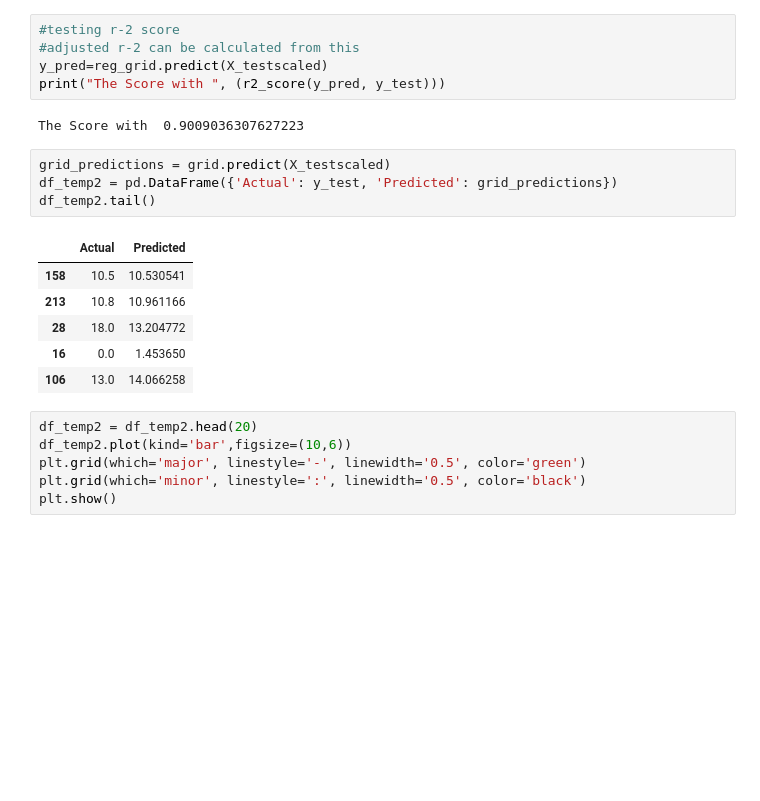
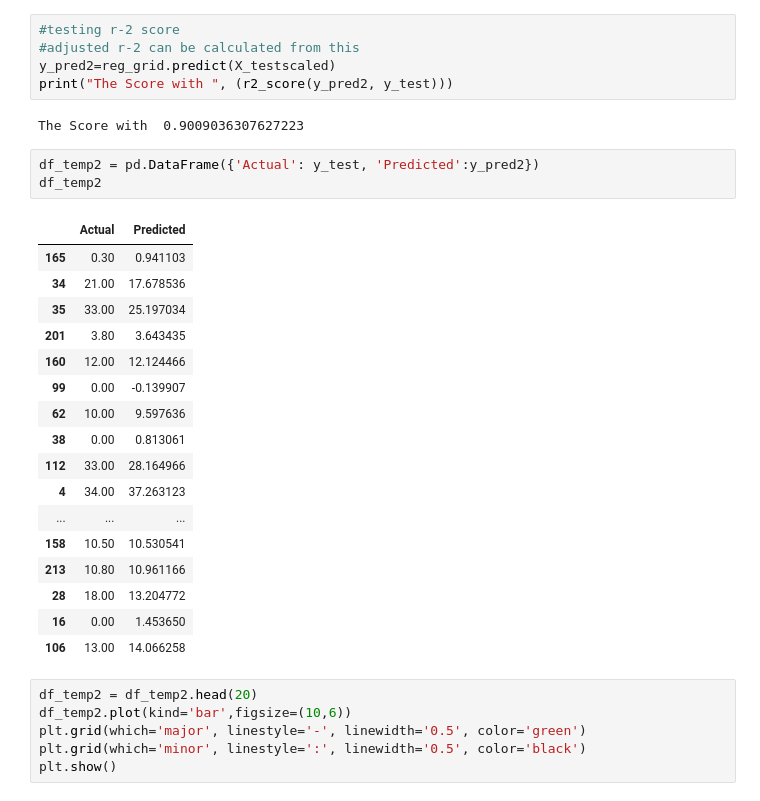
Before and after one commit to vinayakkrishanprasad/Prediction-of-Phase-Fraction-of-Steel-to-obtain-Aging-Response, a Jupyter notebook: MLP_regressor.ipynb, the cells around one changed output. Saved outputs shown, nothing was run; the diff lists cells and outputs as text; blank space fills up the shorter version.

```diff
--- a/MLP_regressor.ipynb
+++ b/MLP_regressor.ipynb
@@ -228,21 +227,31 @@ The Score with  0.9651446497501875
 # %%
 #testing r-2 score
 #adjusted r-2 can be calculated from this
-y_pred=reg_grid.predict(X_testscaled)
-print("The Score with ", (r2_score(y_pred, y_test)))
+y_pred2=reg_grid.predict(X_testscaled)
+print("The Score with ", (r2_score(y_pred2, y_test)))
 # %% [output]
 The Score with  0.9009036307627223
 # %%
-grid_predictions = grid.predict(X_testscaled)
-df_temp2 = pd.DataFrame({'Actual': y_test, 'Predicted': grid_predictions})
-df_temp2.tail()
+df_temp2 = pd.DataFrame({'Actual': y_test, 'Predicted':y_pred2})
+df_temp2
 # %% [output]
 |  | Actual | Predicted |
-| 158 | 10.5 | 10.530541 |
-| 213 | 10.8 | 10.961166 |
-| 28 | 18.0 | 13.204772 |
-| 16 | 0.0 | 1.453650 |
-| 106 | 13.0 | 14.066258 |
+| 165 | 0.30 | 0.941103 |
+| 34 | 21.00 | 17.678536 |
+| 35 | 33.00 | 25.197034 |
+| 201 | 3.80 | 3.643435 |
+| 160 | 12.00 | 12.124466 |
+| 99 | 0.00 | -0.139907 |
+| 62 | 10.00 | 9.597636 |
+| 38 | 0.00 | 0.813061 |
+| 112 | 33.00 | 28.164966 |
+| 4 | 34.00 | 37.263123 |
+| ... | ... | ... |
+| 158 | 10.50 | 10.530541 |
+| 213 | 10.80 | 10.961166 |
+| 28 | 18.00 | 13.204772 |
+| 16 | 0.00 | 1.453650 |
+| 106 | 13.00 | 14.066258 |
 # %%
 df_temp2 = df_temp2.head(20)
 df_temp2.plot(kind='bar',figsize=(10,6))
```
Also changed, not shown: parts of 10 cells of this notebook, 1 other file.
